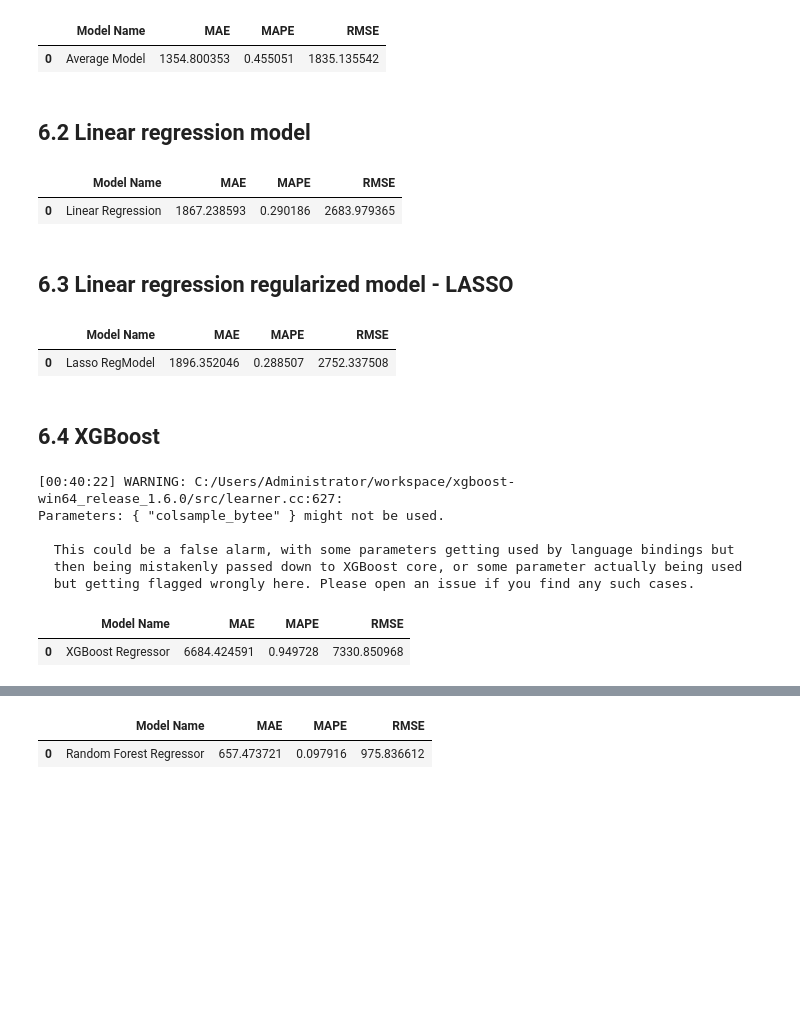
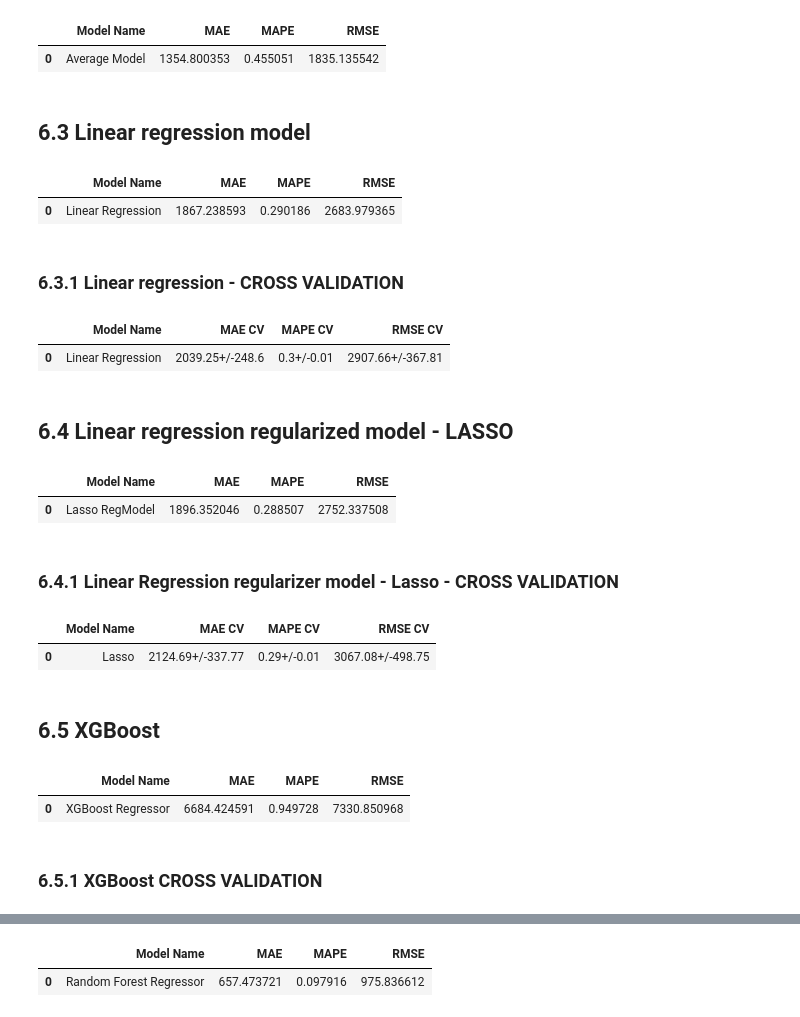
Before and after one commit to danjaca/predicting_sales_rossmann, a Jupyter notebook: Rossmann_predict_sales.ipynb, the cells around one changed output, grey strips where cells are left out. Drawn from its saved outputs; the diff is of its cells as text; code cells hidden in the pictures; blank space fills up the shorter version.

```diff
--- a/Rossmann_predict_sales.ipynb
+++ b/Rossmann_predict_sales.ipynb
@@ -1259,2 +1256,11 @@ x_test = X_test[cols_select]
+# %%
+x_train = X_train[cols_select]  ## without date / sales
+x_test = X_test[cols_select]
+
+#time series data preparation (crossvalidation)
+cols_select_full = cols_select.copy()
+cols_select_full.extend(feat_to_add)
+
+x_training = X_train[cols_select_full]  # boruta+ analises features + date + sales
 # %%
 from sklearn.metrics import mean_absolute_error, mean_squared_error
@@ -1288,7 +1335,7 @@ baseline_result
 |  | Model Name | MAE | MAPE | RMSE |
 | 0 | Average Model | 1354.800353 | 0.455051 | 1835.135542 |
 # %% [markdown]
-## 6.2 Linear regression model
+## 6.3 Linear regression model
 # %%
 from sklearn.linear_model import LinearRegression, Lasso
 # %%
@@ -1304,8 +1351,18 @@ lr_result
 # %% [output]
 |  | Model Name | MAE | MAPE | RMSE |
 | 0 | Linear Regression | 1867.238593 | 0.290186 | 2683.979365 |
+# %% [markdown]
+### 6.3.1 Linear regression - CROSS VALIDATION
+# %%
+lr = LinearRegression()
+lr_cv = cross_validation(x_training,5,'Linear Regression',lr,verbose=False)
+# %%
+lr_cv
+# %% [output]
+|  | Model Name | MAE CV | MAPE CV | RMSE CV |
+| 0 | Linear Regression | 2039.25+/-248.6 | 0.3+/-0.01 | 2907.66+/-367.81 |
 # %% [markdown]
-## 6.3 Linear regression regularized model - LASSO
+## 6.4 Linear regression regularized model - LASSO
 # %%
 #model
 lrr = Lasso(alpha=0.01).fit(x_train,y_train)
@@ -1320,3 +1377,5 @@ lrr_result
 # %% [output]
 |  | Model Name | MAE | MAPE | RMSE |
 | 0 | Lasso RegModel | 1896.352046 | 0.288507 | 2752.337508 |
+# %% [markdown]
+### 6.4.1 Linear Regression regularizer model - Lasso - CROSS VALIDATION
@@ -1323,5 +1385,10 @@ lrr_result
+# %%
+lrr_cv
+# %% [output]
+|  | Model Name | MAE CV | MAPE CV | RMSE CV |
+| 0 | Lasso | 2124.69+/-337.77 | 0.29+/-0.01 | 3067.08+/-498.75 |
 # %% [markdown]
-## 6.4 XGBoost
+## 6.5 XGBoost
 # %%
 import xgboost as xgb
 # %%
@@ -1331,7 +1398,7 @@ model_xgb = xgb.XGBRegressor(objective='reg:squarederror',
                              eta=0.01,
                              max_depth=10,
                             subsample=0.7,
-                            colsample_bytee=0.9).fit(x_train,y_train)
+                            ).fit(x_train,y_train)
 
 #predict
 yhat_xgb = model_xgb.predict(x_test)
@@ -1339,11 +1406,7 @@ yhat_xgb = model_xgb.predict(x_test)
 xgb_result = ml_error('XGBoost Regressor',np.expm1(y_test),np.expm1(yhat_xgb))
 xgb_result
 # %% [output]
-[00:40:22] WARNING: C:/Users/Administrator/workspace/xgboost-win64_release_1.6.0/src/learner.cc:627:
-Parameters: { "colsample_bytee" } might not be used.
-
-  This could be a false alarm, with some parameters getting used by language bindings but
-  then being mistakenly passed down to XGBoost core, or some parameter actually being used
-  but getting flagged wrongly here. Please open an issue if you find any such cases.
 |  | Model Name | MAE | MAPE | RMSE |
 | 0 | XGBoost Regressor | 6684.424591 | 0.949728 | 7330.850968 |
+# %% [markdown]
+### 6.5.1 XGBoost CROSS VALIDATION
```
Also changed, not shown: parts of 13 cells of this notebook.
